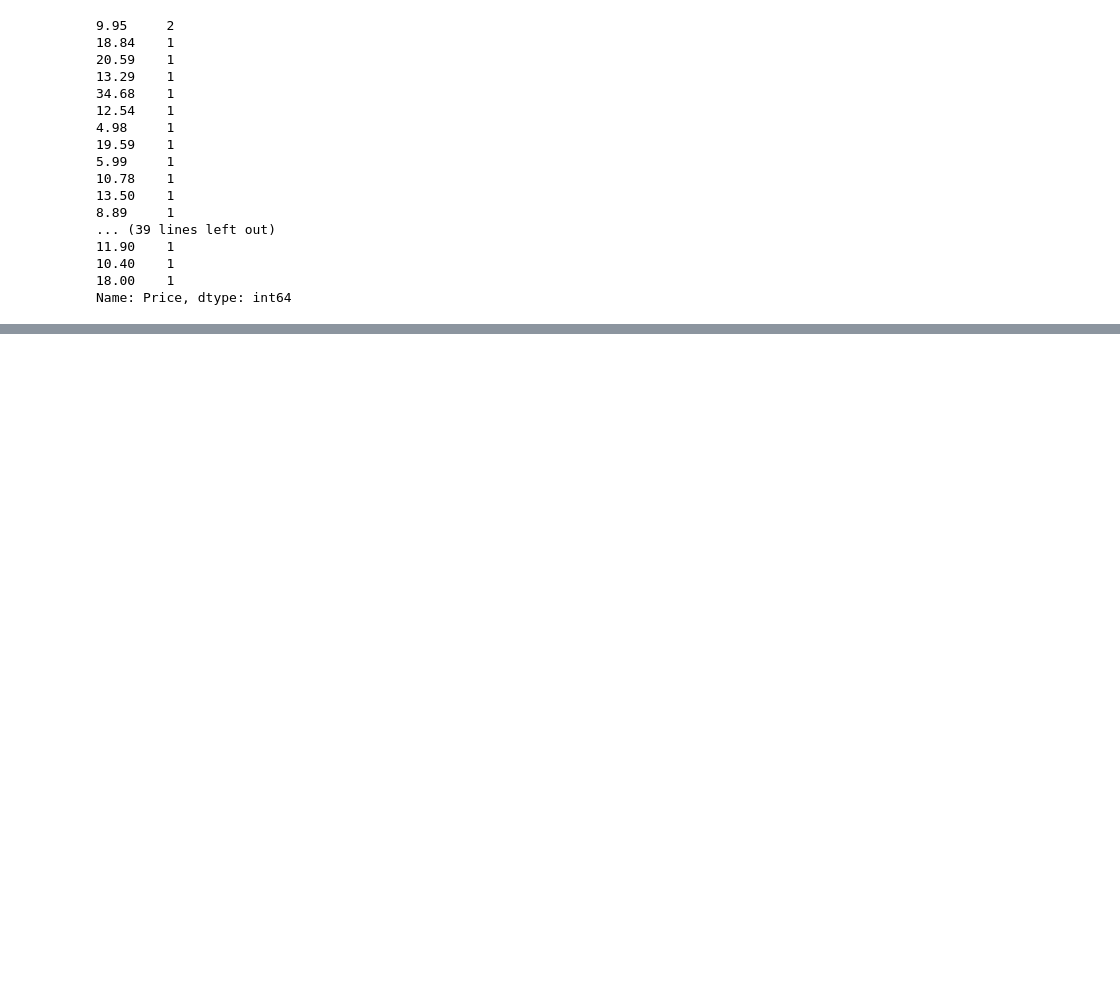
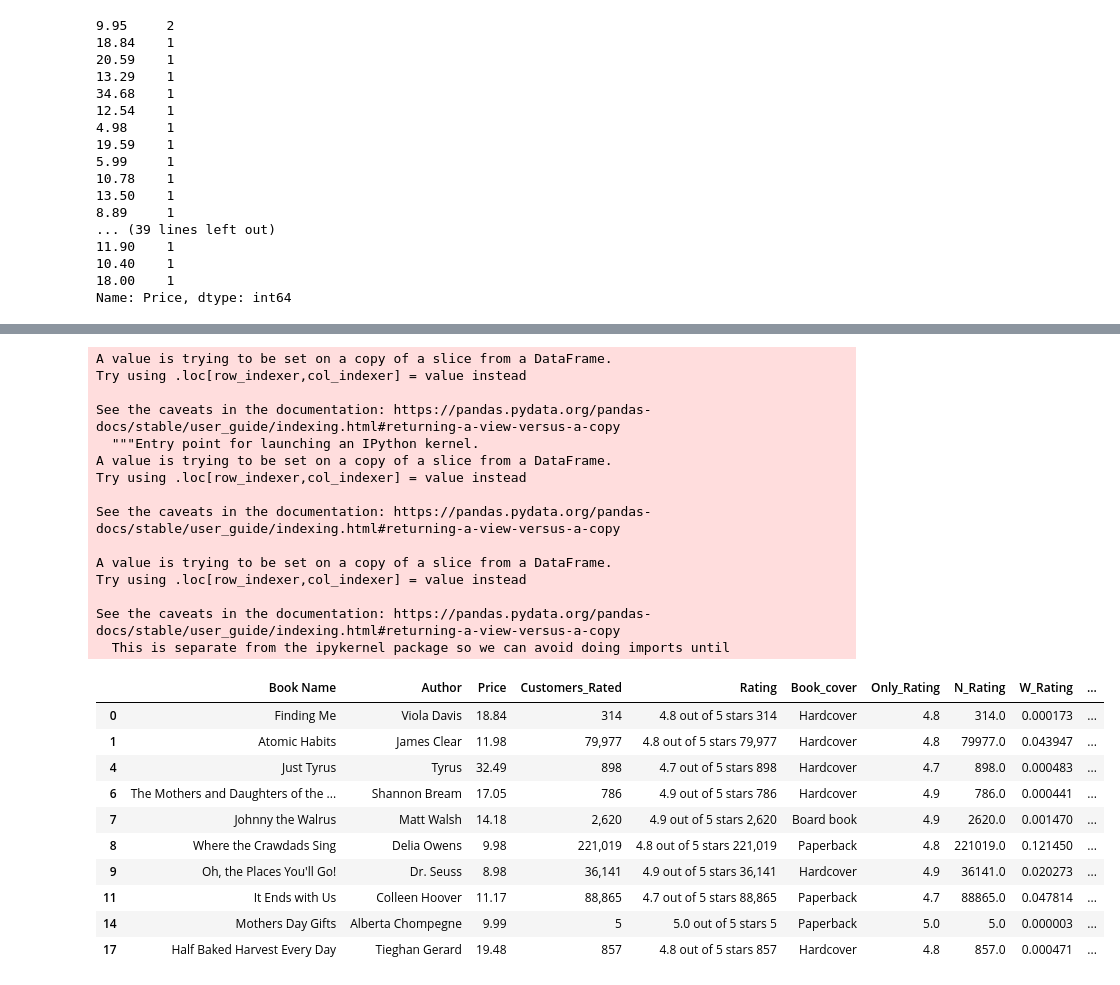
Before and after one commit to lalianza/portfolio, a Jupyter notebook: estudo-best-sellers.ipynb, the cells around one changed output, grey strips where cells are left out. Cells and saved outputs as stored; diff of their text form; code cells hidden in the pictures; blank space fills up the shorter version.

```diff
--- a/estudo-best-sellers.ipynb
+++ b/estudo-best-sellers.ipynb
@@ -196,0 +187,32 @@ amazon_autores_avaliacao
+# %%
+top_amazon['Book Name'] = top_amazon['Book Name'].str.split(":").str[0]
+top_amazon['Book Name'] = top_amazon['Book Name'].str.split("(").str[0]
+top_amazon['Book Name'] = top_amazon['Book Name'].str.split("-").str[0]
+top_amazon
+# %% [output]
+A value is trying to be set on a copy of a slice from a DataFrame.
+Try using .loc[row_indexer,col_indexer] = value instead
+
+See the caveats in the documentation: https://pandas.pydata.org/pandas-docs/stable/user_guide/indexing.html#returning-a-view-versus-a-copy
+  """Entry point for launching an IPython kernel.
+A value is trying to be set on a copy of a slice from a DataFrame.
+Try using .loc[row_indexer,col_indexer] = value instead
+
+See the caveats in the documentation: https://pandas.pydata.org/pandas-docs/stable/user_guide/indexing.html#returning-a-view-versus-a-copy
+
+A value is trying to be set on a copy of a slice from a DataFrame.
+Try using .loc[row_indexer,col_indexer] = value instead
+
+See the caveats in the documentation: https://pandas.pydata.org/pandas-docs/stable/user_guide/indexing.html#returning-a-view-versus-a-copy
+  This is separate from the ipykernel package so we can avoid doing imports until
+|  | Book Name | Author | Price | Customers_Rated | Rating | Book_cover | Only_Rating | N_Rating | W_Rating | ... |
+| 0 | Finding Me | Viola Davis | 18.84 | 314 | 4.8 out of 5 stars 314 | Hardcover | 4.8 | 314.0 | 0.000173 | ... |
+| 1 | Atomic Habits | James Clear | 11.98 | 79,977 | 4.8 out of 5 stars 79,977 | Hardcover | 4.8 | 79977.0 | 0.043947 | ... |
+| 4 | Just Tyrus | Tyrus | 32.49 | 898 | 4.7 out of 5 stars 898 | Hardcover | 4.7 | 898.0 | 0.000483 | ... |
+| 6 | The Mothers and Daughters of the ... | Shannon Bream | 17.05 | 786 | 4.9 out of 5 stars 786 | Hardcover | 4.9 | 786.0 | 0.000441 | ... |
+| 7 | Johnny the Walrus | Matt Walsh | 14.18 | 2,620 | 4.9 out of 5 stars 2,620 | Board book | 4.9 | 2620.0 | 0.001470 | ... |
+| 8 | Where the Crawdads Sing | Delia Owens | 9.98 | 221,019 | 4.8 out of 5 stars 221,019 | Paperback | 4.8 | 221019.0 | 0.121450 | ... |
+| 9 | Oh, the Places You'll Go! | Dr. Seuss | 8.98 | 36,141 | 4.9 out of 5 stars 36,141 | Hardcover | 4.9 | 36141.0 | 0.020273 | ... |
+| 11 | It Ends with Us | Colleen Hoover | 11.17 | 88,865 | 4.7 out of 5 stars 88,865 | Paperback | 4.7 | 88865.0 | 0.047814 | ... |
+| 14 | Mothers Day Gifts | Alberta Chompegne | 9.99 | 5 | 5.0 out of 5 stars 5 | Paperback | 5.0 | 5.0 | 0.000003 | ... |
+| 17 | Half Baked Harvest Every Day | Tieghan Gerard | 19.48 | 857 | 4.8 out of 5 stars 857 | Hardcover | 4.8 | 857.0 | 0.000471 | ... |
```
Also changed, not shown: parts of 34 cells of this notebook.
